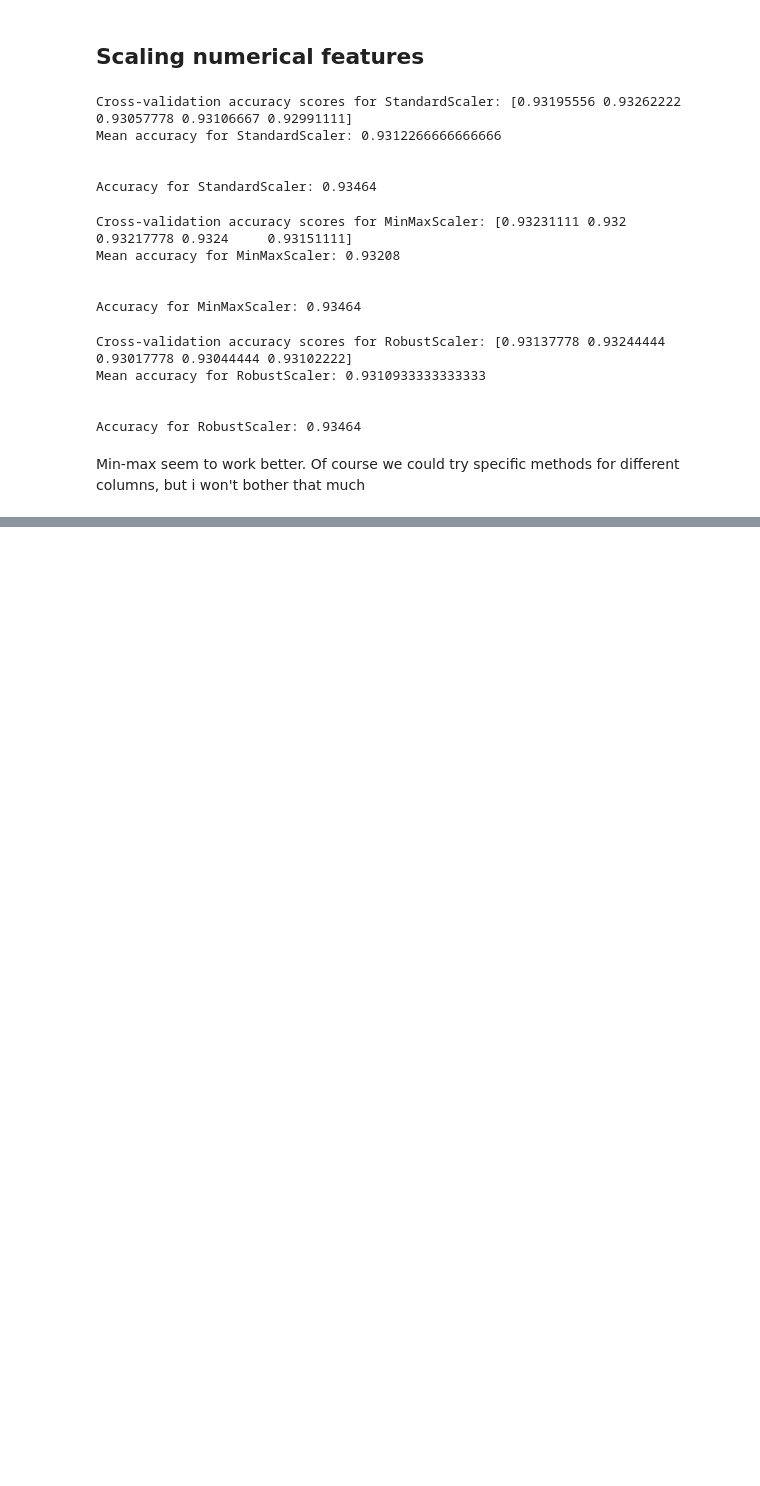
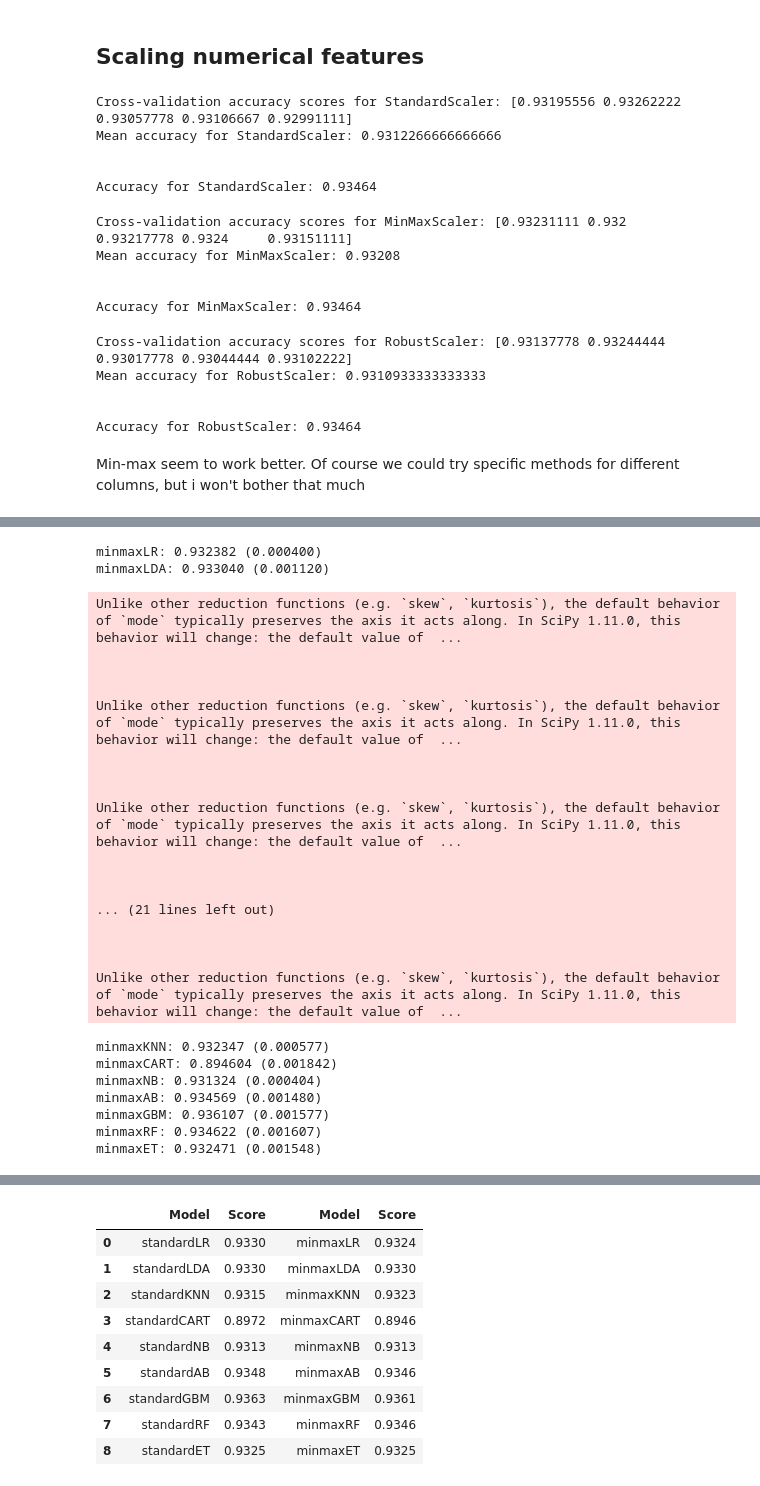
Before and after one commit to guilhermeRaibolt/kaggle_credit, a Jupyter notebook: Kaggle_credit.ipynb, the cells around one changed output, grey strips where cells are left out. Saved outputs shown, nothing was run; the diff lists cells and outputs as text; code cells hidden in the pictures; blank space fills up the shorter version.

```diff
--- a/Kaggle_credit.ipynb
+++ b/Kaggle_credit.ipynb
@@ -584,0 +675,3 @@ standardNB: 0.931324 (0.000404)
+# %%
+compareModels = pd.concat([basedLineScore,
+                           scaledScoreRobust], axis=0,ignore_index=True)
@@ -584,0 +711,34 @@ standardNB: 0.931324 (0.000404)
+# %%
+models = GetScaledModel('minmax')
+names,results = BasedLine2(train_imputed, y_train,models)
+PlotBoxR().PlotResult(names,results)
+scaledScoreMax = ScoreDataFrame(names,results)
+compareModels = pd.concat([compareModels, scaledScoreMax], ignore_index=True)
+compareModels
+# %% [output]
+minmaxLR: 0.932382 (0.000400)
+minmaxLDA: 0.933040 (0.001120)
+Unlike other reduction functions (e.g. `skew`, `kurtosis`), the default behavior of `mode` typically preserves the axis it acts along. In SciPy 1.11.0, this behavior will change: the default value of  ...
+
+
+
+Unlike other reduction functions (e.g. `skew`, `kurtosis`), the default behavior of `mode` typically preserves the axis it acts along. In SciPy 1.11.0, this behavior will change: the default value of  ...
+
+
+
+Unlike other reduction functions (e.g. `skew`, `kurtosis`), the default behavior of `mode` typically preserves the axis it acts along. In SciPy 1.11.0, this behavior will change: the default value of  ...
+
+
+
+... (21 lines left out)
+
+
+
+Unlike other reduction functions (e.g. `skew`, `kurtosis`), the default behavior of `mode` typically preserves the axis it acts along. In SciPy 1.11.0, this behavior will change: the default value of  ...
+minmaxKNN: 0.932347 (0.000577)
+minmaxCART: 0.894604 (0.001842)
+minmaxNB: 0.931324 (0.000404)
+minmaxAB: 0.934569 (0.001480)
+minmaxGBM: 0.936107 (0.001577)
+minmaxRF: 0.934622 (0.001607)
+minmaxET: 0.932471 (0.001548)
@@ -584,0 +746,10 @@ standardNB: 0.931324 (0.000404)
+|  | Model | Score | Model | Score |
+| 0 | standardLR | 0.9330 | minmaxLR | 0.9324 |
+| 1 | standardLDA | 0.9330 | minmaxLDA | 0.9330 |
+| 2 | standardKNN | 0.9315 | minmaxKNN | 0.9323 |
+| 3 | standardCART | 0.8972 | minmaxCART | 0.8946 |
+| 4 | standardNB | 0.9313 | minmaxNB | 0.9313 |
+| 5 | standardAB | 0.9348 | minmaxAB | 0.9346 |
+| 6 | standardGBM | 0.9363 | minmaxGBM | 0.9361 |
+| 7 | standardRF | 0.9343 | minmaxRF | 0.9346 |
+| 8 | standardET | 0.9325 | minmaxET | 0.9325 |
```
Also changed, not shown: parts of 36 cells of this notebook, 1 other file.
